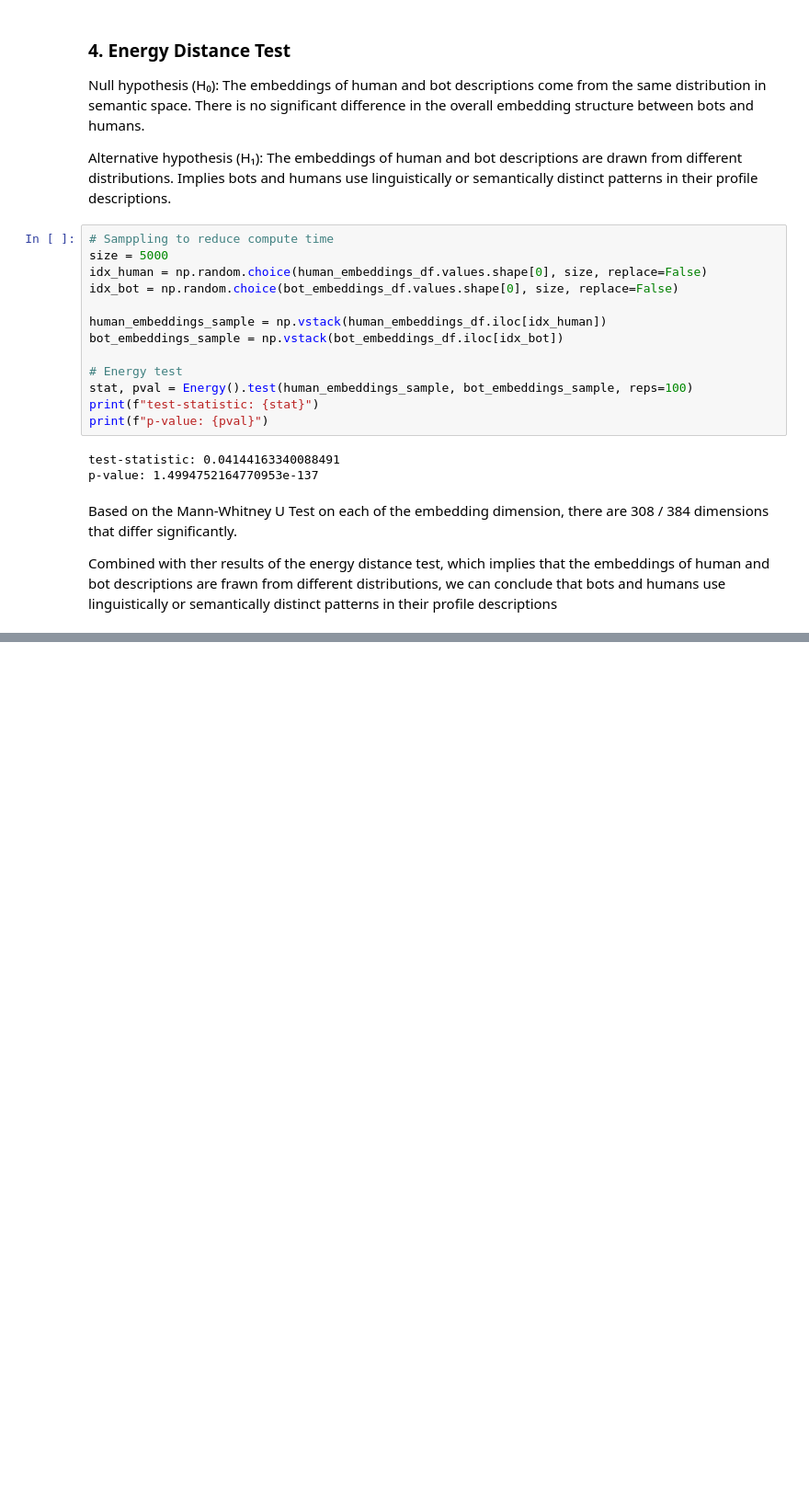
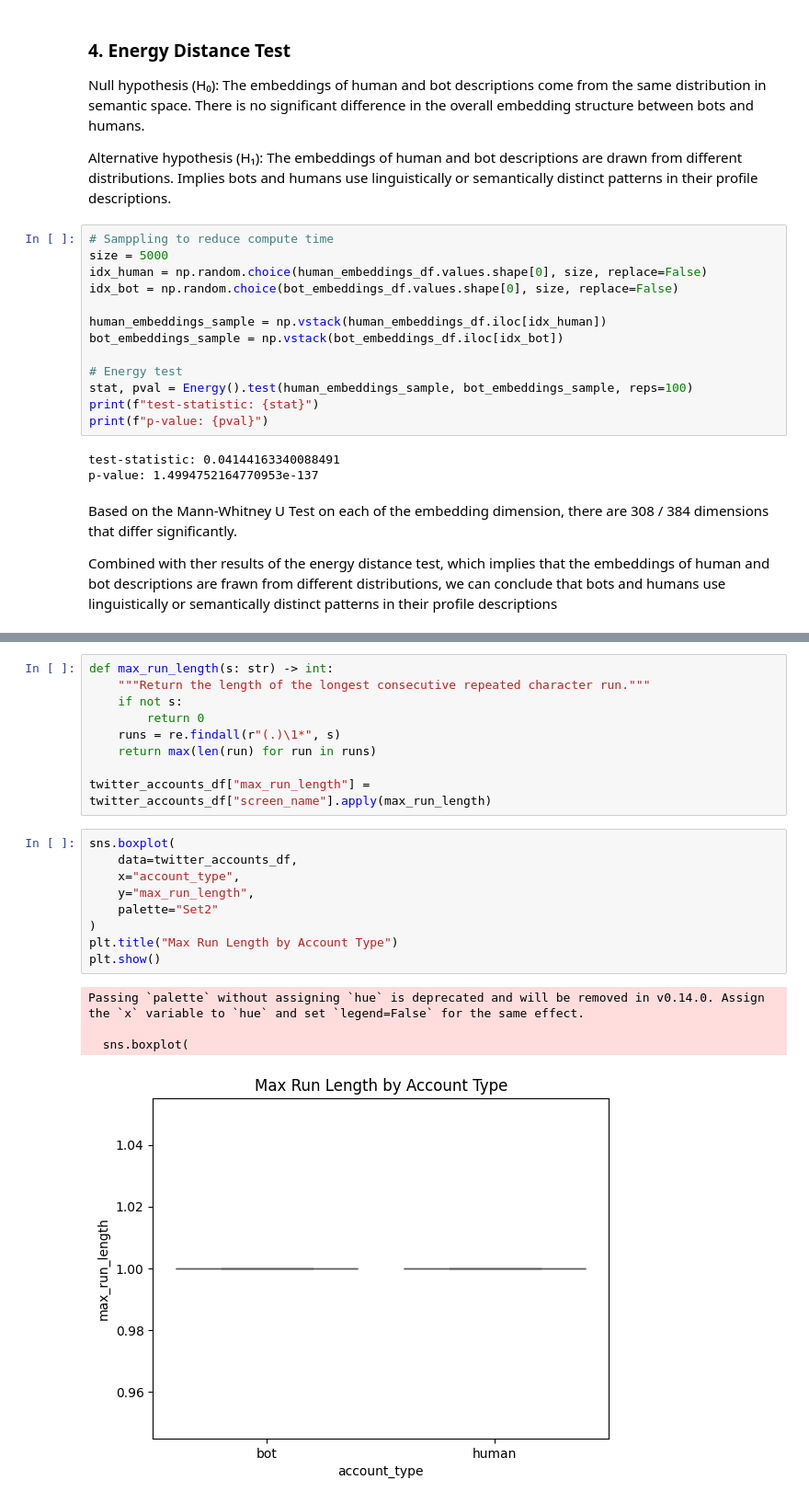
Before and after one commit to celneo7/DSA4263-Project-Twitter-Bots, a Jupyter notebook: notebooks/hypothesis.ipynb, the cells around one changed output, grey strips where cells are left out. Shown at 92% size. Saved outputs shown, nothing was run; the diff lists cells and outputs as text; blank space fills up the shorter version.

```diff
--- a/notebooks/hypothesis.ipynb
+++ b/notebooks/hypothesis.ipynb
@@ -406,0 +685,23 @@ Combined with ther results of the energy distance test, which implies that the e
+# %%
+def max_run_length(s: str) -> int:
+    """Return the length of the longest consecutive repeated character run."""
+    if not s:
+        return 0
+    runs = re.findall(r"(.)\1*", s)
+    return max(len(run) for run in runs)
+
+twitter_accounts_df["max_run_length"] = twitter_accounts_df["screen_name"].apply(max_run_length)
+# %%
+sns.boxplot(
+    data=twitter_accounts_df,
+    x="account_type",
+    y="max_run_length",
+    palette="Set2"
+)
+plt.title("Max Run Length by Account Type")
+plt.show()
+# %% [output]
+Passing `palette` without assigning `hue` is deprecated and will be removed in v0.14.0. Assign the `x` variable to `hue` and set `legend=False` for the same effect.
+
+  sns.boxplot(
+[figure, added]
```
Also changed, not shown: parts of 30 cells of this notebook.
